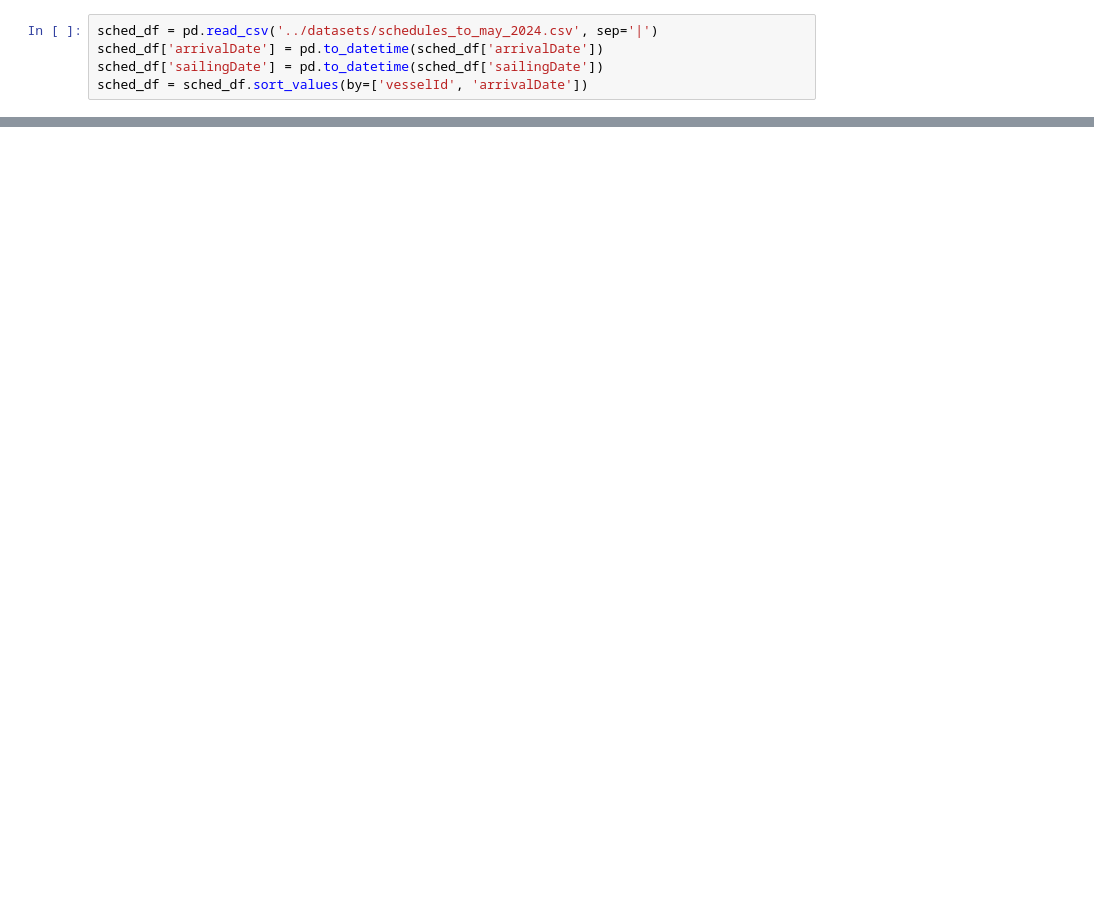
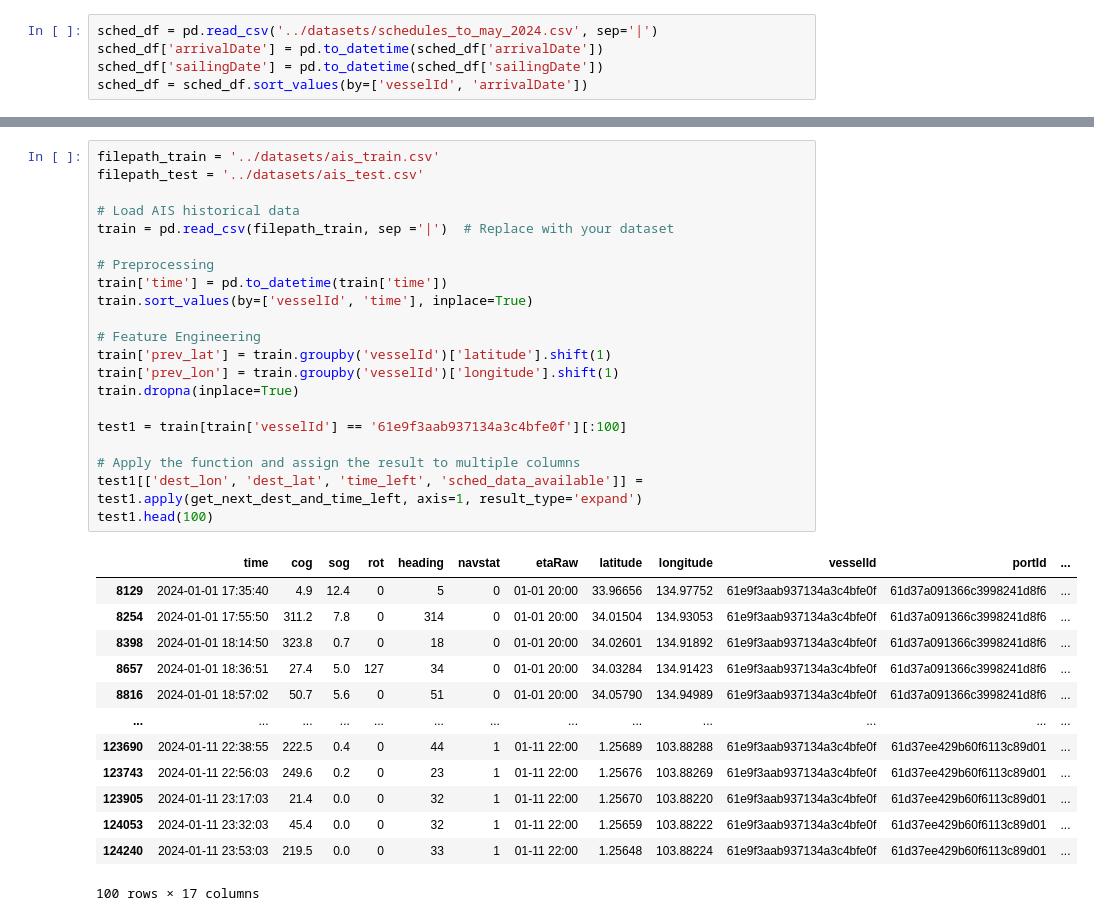
Before and after one commit to MariusVaardal/AIS-Vessel-Trajectory-Prediction, a Jupyter notebook: Report/exploring_schedule_dataset.ipynb, the cells around one changed output, grey strips where cells are left out. Cells and saved outputs as stored; diff of their text form; blank space fills up the shorter version.

Commit message:
fixed bug that removed a lot of data. Also started adding schedule stuff.

```diff
--- a/Report/exploring_schedule_dataset.ipynb
+++ b/Report/exploring_schedule_dataset.ipynb
@@ -47,0 +63,35 @@ def should_be_moored(row):
+# %%
+filepath_train = '../datasets/ais_train.csv'
+filepath_test = '../datasets/ais_test.csv'
+
+# Load AIS historical data
+train = pd.read_csv(filepath_train, sep ='|')  # Replace with your dataset
+
+# Preprocessing
+train['time'] = pd.to_datetime(train['time'])
+train.sort_values(by=['vesselId', 'time'], inplace=True)
+
+# Feature Engineering
+train['prev_lat'] = train.groupby('vesselId')['latitude'].shift(1)
+train['prev_lon'] = train.groupby('vesselId')['longitude'].shift(1)
+train.dropna(inplace=True)
+
+test1 = train[train['vesselId'] == '61e9f3aab937134a3c4bfe0f'][:100]
+
+# Apply the function and assign the result to multiple columns
+test1[['dest_lon', 'dest_lat', 'time_left', 'sched_data_available']] = test1.apply(get_next_dest_and_time_left, axis=1, result_type='expand')
+test1.head(100)
+# %% [output]
+|  | time | cog | sog | rot | heading | navstat | etaRaw | latitude | longitude | vesselId | portId | ... |
+| 8129 | 2024-01-01 17:35:40 | 4.9 | 12.4 | 0 | 5 | 0 | 01-01 20:00 | 33.96656 | 134.97752 | 61e9f3aab937134a3c4bfe0f | 61d37a091366c3998241d8f6 | ... |
+| 8254 | 2024-01-01 17:55:50 | 311.2 | 7.8 | 0 | 314 | 0 | 01-01 20:00 | 34.01504 | 134.93053 | 61e9f3aab937134a3c4bfe0f | 61d37a091366c3998241d8f6 | ... |
+| 8398 | 2024-01-01 18:14:50 | 323.8 | 0.7 | 0 | 18 | 0 | 01-01 20:00 | 34.02601 | 134.91892 | 61e9f3aab937134a3c4bfe0f | 61d37a091366c3998241d8f6 | ... |
+| 8657 | 2024-01-01 18:36:51 | 27.4 | 5.0 | 127 | 34 | 0 | 01-01 20:00 | 34.03284 | 134.91423 | 61e9f3aab937134a3c4bfe0f | 61d37a091366c3998241d8f6 | ... |
+| 8816 | 2024-01-01 18:57:02 | 50.7 | 5.6 | 0 | 51 | 0 | 01-01 20:00 | 34.05790 | 134.94989 | 61e9f3aab937134a3c4bfe0f | 61d37a091366c3998241d8f6 | ... |
+| ... | ... | ... | ... | ... | ... | ... | ... | ... | ... | ... | ... | ... |
+| 123690 | 2024-01-11 22:38:55 | 222.5 | 0.4 | 0 | 44 | 1 | 01-11 22:00 | 1.25689 | 103.88288 | 61e9f3aab937134a3c4bfe0f | 61d37ee429b60f6113c89d01 | ... |
+| 123743 | 2024-01-11 22:56:03 | 249.6 | 0.2 | 0 | 23 | 1 | 01-11 22:00 | 1.25676 | 103.88269 | 61e9f3aab937134a3c4bfe0f | 61d37ee429b60f6113c89d01 | ... |
+| 123905 | 2024-01-11 23:17:03 | 21.4 | 0.0 | 0 | 32 | 1 | 01-11 22:00 | 1.25670 | 103.88220 | 61e9f3aab937134a3c4bfe0f | 61d37ee429b60f6113c89d01 | ... |
+| 124053 | 2024-01-11 23:32:03 | 45.4 | 0.0 | 0 | 32 | 1 | 01-11 22:00 | 1.25659 | 103.88222 | 61e9f3aab937134a3c4bfe0f | 61d37ee429b60f6113c89d01 | ... |
+| 124240 | 2024-01-11 23:53:03 | 219.5 | 0.0 | 0 | 33 | 1 | 01-11 22:00 | 1.25648 | 103.88224 | 61e9f3aab937134a3c4bfe0f | 61d37ee429b60f6113c89d01 | ... |
+100 rows × 17 columns
```
Also changed, not shown: parts of 9 cells of this notebook, 2 other files.
